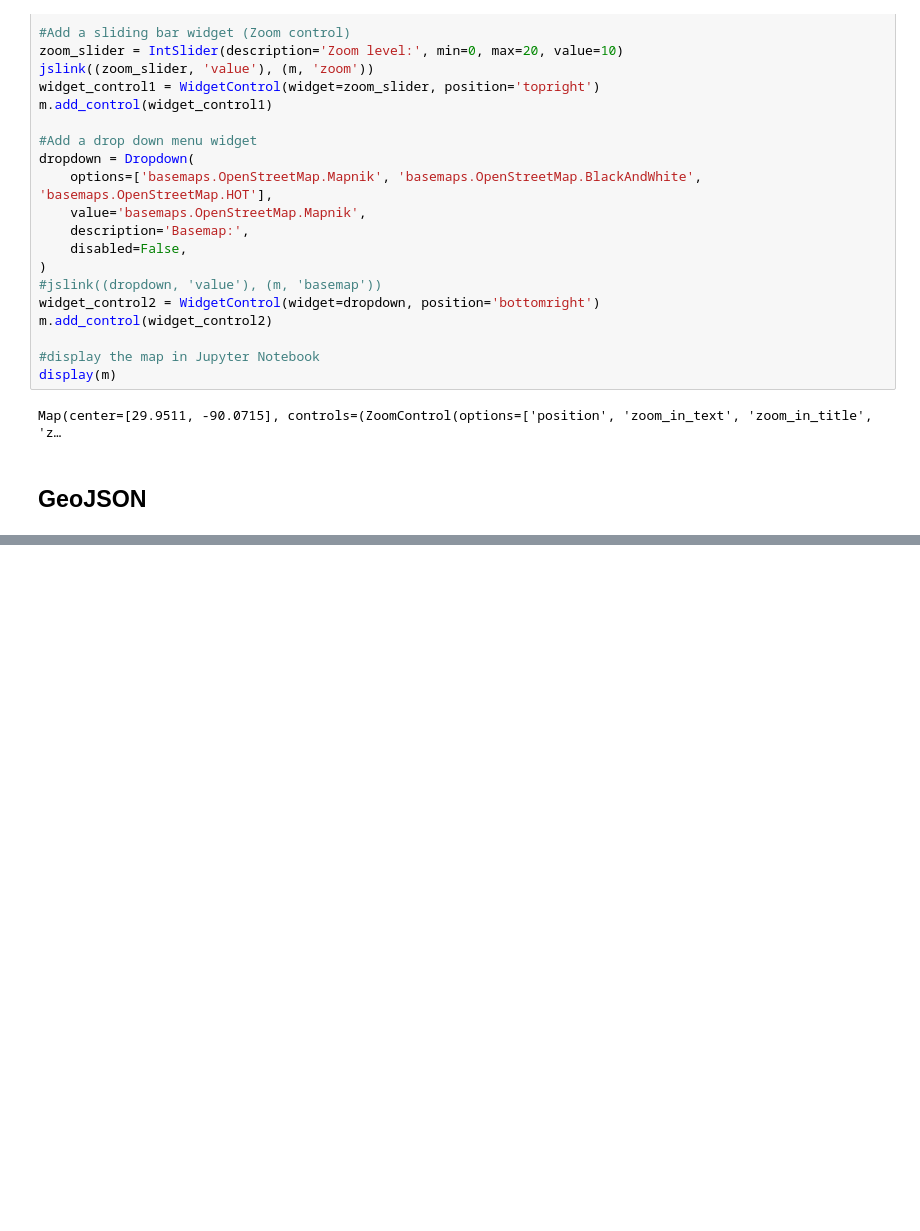
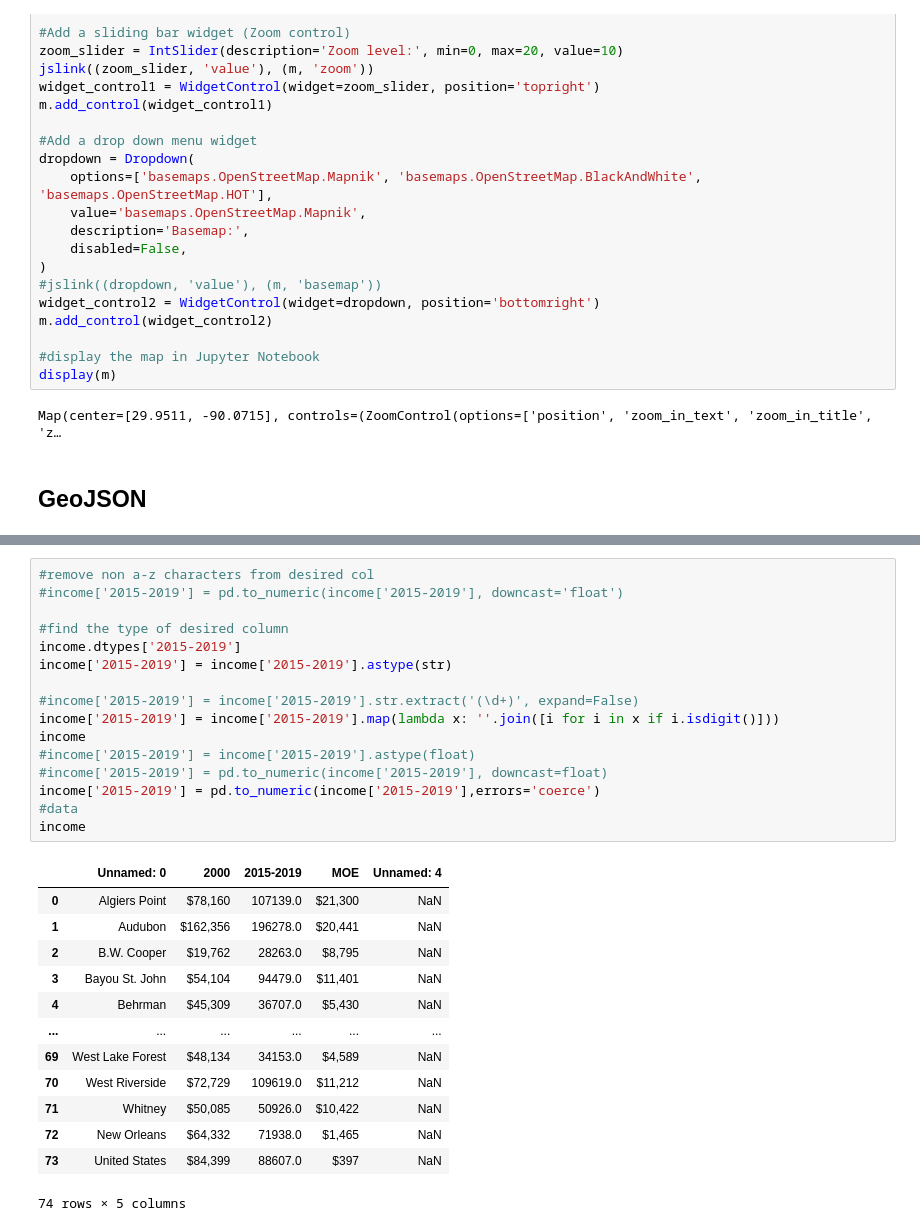
Before and after one commit to cskalla/comp490, a Jupyter notebook: sphinx/ipyleaflet_tutorial.ipynb, the cells around one changed output, grey strips where cells are left out. Saved outputs shown, nothing was run; the diff lists cells and outputs as text; blank space fills up the shorter version.

```diff
--- a/sphinx/ipyleaflet_tutorial.ipynb
+++ b/sphinx/ipyleaflet_tutorial.ipynb
@@ -139,0 +183,30 @@ Map(center=[29.9511, -90.0715], controls=(ZoomControl(options=['position', 'zoom
+# %%
+#remove non a-z characters from desired col
+#income['2015-2019'] = pd.to_numeric(income['2015-2019'], downcast='float')
+
+#find the type of desired column
+income.dtypes['2015-2019']
+income['2015-2019'] = income['2015-2019'].astype(str)
+
+#income['2015-2019'] = income['2015-2019'].str.extract('(\d+)', expand=False)
+income['2015-2019'] = income['2015-2019'].map(lambda x: ''.join([i for i in x if i.isdigit()]))
+income
+#income['2015-2019'] = income['2015-2019'].astype(float)
+#income['2015-2019'] = pd.to_numeric(income['2015-2019'], downcast=float)
+income['2015-2019'] = pd.to_numeric(income['2015-2019'],errors='coerce')
+#data
+income
+# %% [output]
+|  | Unnamed: 0 | 2000 | 2015-2019 | MOE | Unnamed: 4 |
+| 0 | Algiers Point | $78,160 | 107139.0 | $21,300 | NaN |
+| 1 | Audubon | $162,356 | 196278.0 | $20,441 | NaN |
+| 2 | B.W. Cooper | $19,762 | 28263.0 | $8,795 | NaN |
+| 3 | Bayou St. John | $54,104 | 94479.0 | $11,401 | NaN |
+| 4 | Behrman | $45,309 | 36707.0 | $5,430 | NaN |
+| ... | ... | ... | ... | ... | ... |
+| 69 | West Lake Forest | $48,134 | 34153.0 | $4,589 | NaN |
+| 70 | West Riverside | $72,729 | 109619.0 | $11,212 | NaN |
+| 71 | Whitney | $50,085 | 50926.0 | $10,422 | NaN |
+| 72 | New Orleans | $64,332 | 71938.0 | $1,465 | NaN |
+| 73 | United States | $84,399 | 88607.0 | $397 | NaN |
+74 rows × 5 columns
```
Also changed, not shown: parts of 11 cells of this notebook, 5 other files.
